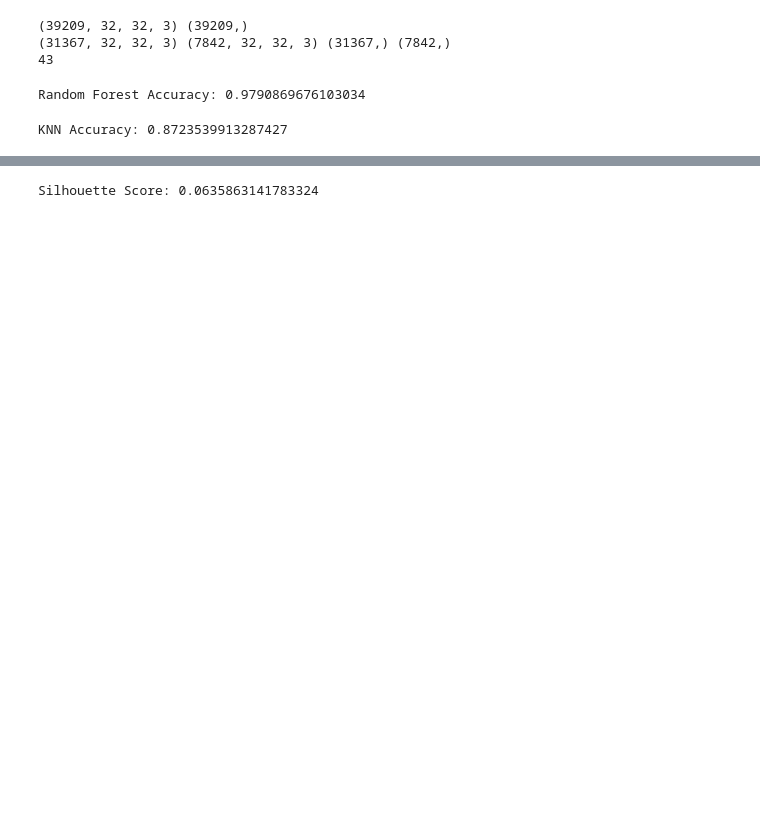
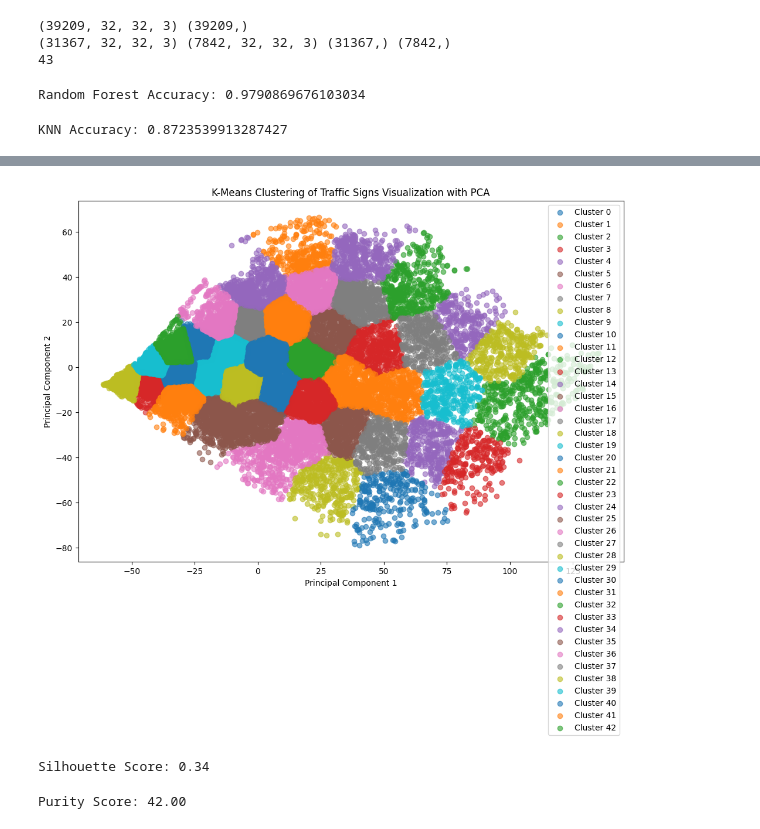
Before and after one commit to VenkataraoGaddam/CourseWork, a Jupyter notebook: GTSRB_BigData_ML_Models_v1_0.ipynb, the cells around one changed output, grey strips where cells are left out. Cells and saved outputs as stored; diff of their text form; code cells hidden in the pictures; blank space fills up the shorter version.

```diff
--- a/GTSRB_BigData_ML_Models_v1_0.ipynb
+++ b/GTSRB_BigData_ML_Models_v1_0.ipynb
@@ -292,45 +295,65 @@ plt.show()
 # %%
 # Clustering the traffic signs using K-Means Clustering
 from sklearn.cluster import KMeans
 from sklearn.preprocessing import StandardScaler
 from sklearn.metrics import silhouette_score
+from sklearn.decomposition import PCA
+
+# Reshape X_t1 into a 2D array before applying StandardScaler
+X_t1_reshaped = X_t1.reshape(X_t1.shape[0], -1)
+
+# Standardize the data
+scaler = StandardScaler()
+X_normalized = scaler.fit_transform(X_t1_reshaped)
+
+# Dimensionality Reduction for Visualization using PCA
+# Reduce dimensions to 2D for visualization
+pca = PCA(n_components=2)
+X_train_pca = pca.fit_transform(X_normalized)
 
 # Define the number of clusters for GTSRB
 kmeans = KMeans(n_clusters=num_classes, random_state=42)
 
-# Flatten the image data for culstering algorithms
-X_train_flat = X_t1.reshape(X_t1.shape[0], -1)
-X_test_flat = X_t2.reshape(X_t2.shape[0], -1)
-
-# Standardize the data
-scaler = StandardScaler()
-X_train_scaled = scaler.fit_transform(X_train_flat)
-X_test_scaled = scaler.transform(X_test_flat)
-
 # Fit the K-Means model
-kmeans.fit(X_train_scaled)
+kmeans.fit(X_train_pca)
 
 # Assign clusters to images
 clusters = kmeans.labels_
 
-# Visualize some clustered images
-def visualize_clusters(X, clusters, num_clusters=10):
-    plt.figure(figsize=(10, 5))
-    for i in range(num_clusters):
-        cluster_images = X[clusters == i]
-        plt.subplot(1, num_clusters, i + 1)
-        plt.imshow(cluster_images[0].reshape(32, 32, 3))
-        plt.title(f"Cluster {i}")
-    plt.show()
+# Visualize Clusters
+plt.figure(figsize=(12, 8))
+for i in range(num_classes):
+    plt.scatter(X_train_pca[clusters == i, 0], X_train_pca[clusters == i, 1], label=f"Cluster {i}", alpha=0.6)
 
-    visualize_clusters(X_t1, clusters, num_clusters=10)
-    visualize_clusters(X_t2, clusters, num_clusters=10)
+plt.title("K-Means Clustering of Traffic Signs Visualization with PCA")
+plt.xlabel("Principal Component 1")
+plt.ylabel("Principal Component 2")
+plt.legend()
+plt.show()
 
 # Compute cluster quality
-silhouette_avg = silhouette_score(X_train_scaled, clusters)
-print(f"Silhouette Score: {silhouette_avg}")
+silhouette_avg = silhouette_score(X_train_pca, clusters)
+print(f"Silhouette Score: {silhouette_avg:.2f}")
 # %% [output]
+[figure, added]
-Silhouette Score: 0.0635863141783324
+Silhouette Score: 0.34
+# %%
+# Evaluate Metrics
+from scipy.stats import mode
+
+def compute_purity(y_true, y_pred, n_clusters):
+    majority_sum = 0
+    for cluster in range(n_clusters):
+        indices = np.where(y_pred == cluster)[0]
+        if len(indices) > 0:
+            majority_class = mode(y_true[indices])[0][0]
+            majority_sum += (y_true[indices] == majority_class).sum()
+    return majority_sum / len(y_true)
+
+purity = compute_purity(y_t1, clusters, num_classes)
+print(f"Purity Score: {purity:.2f}")
+# %% [output]
+Purity Score: 42.00
 # %%
 # Evaluation Metrics
 from sklearn.metrics import confusion_matrix, accuracy_score, precision_score, recall_score, f1_score, classification_report
```
Also changed, not shown: parts of 7 cells of this notebook.
